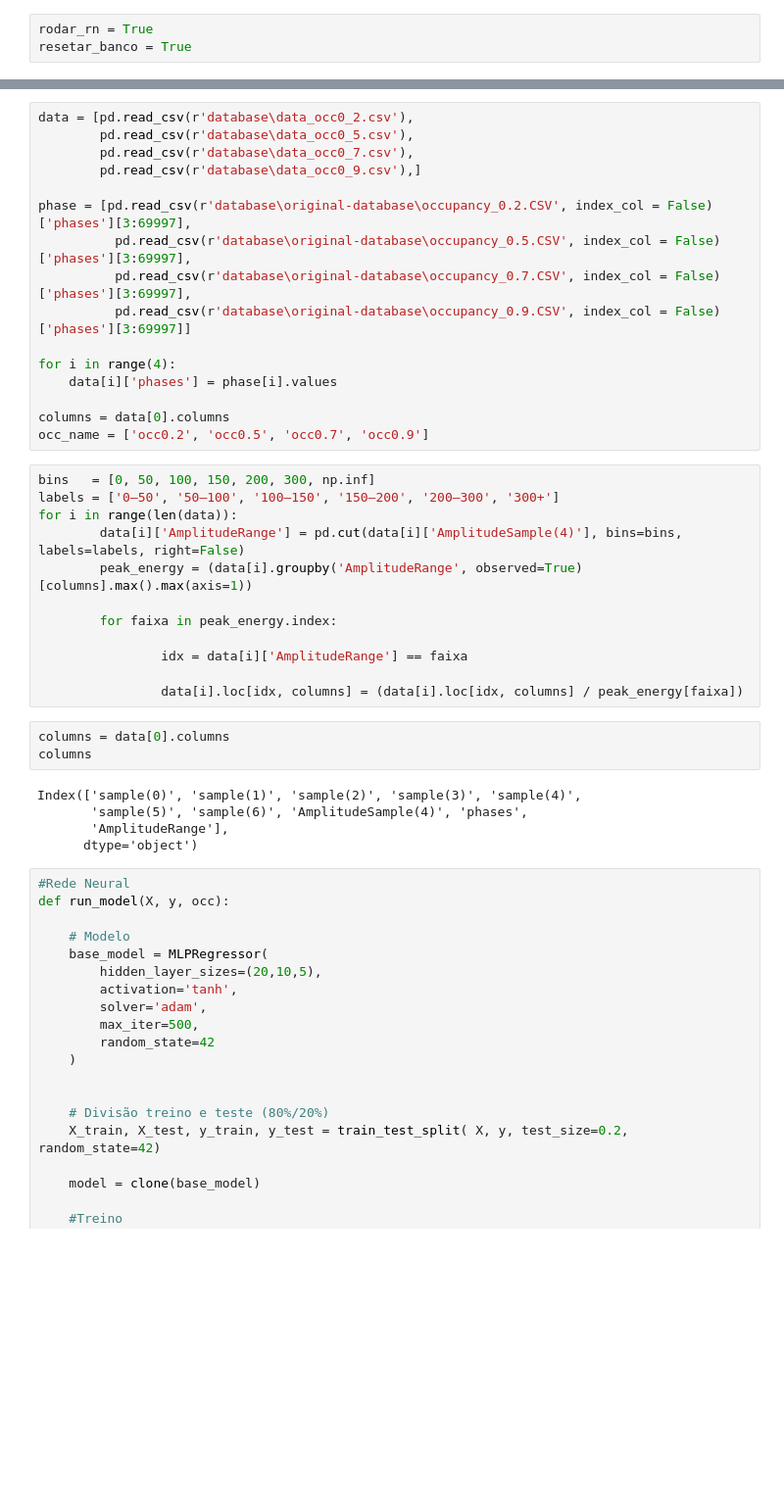
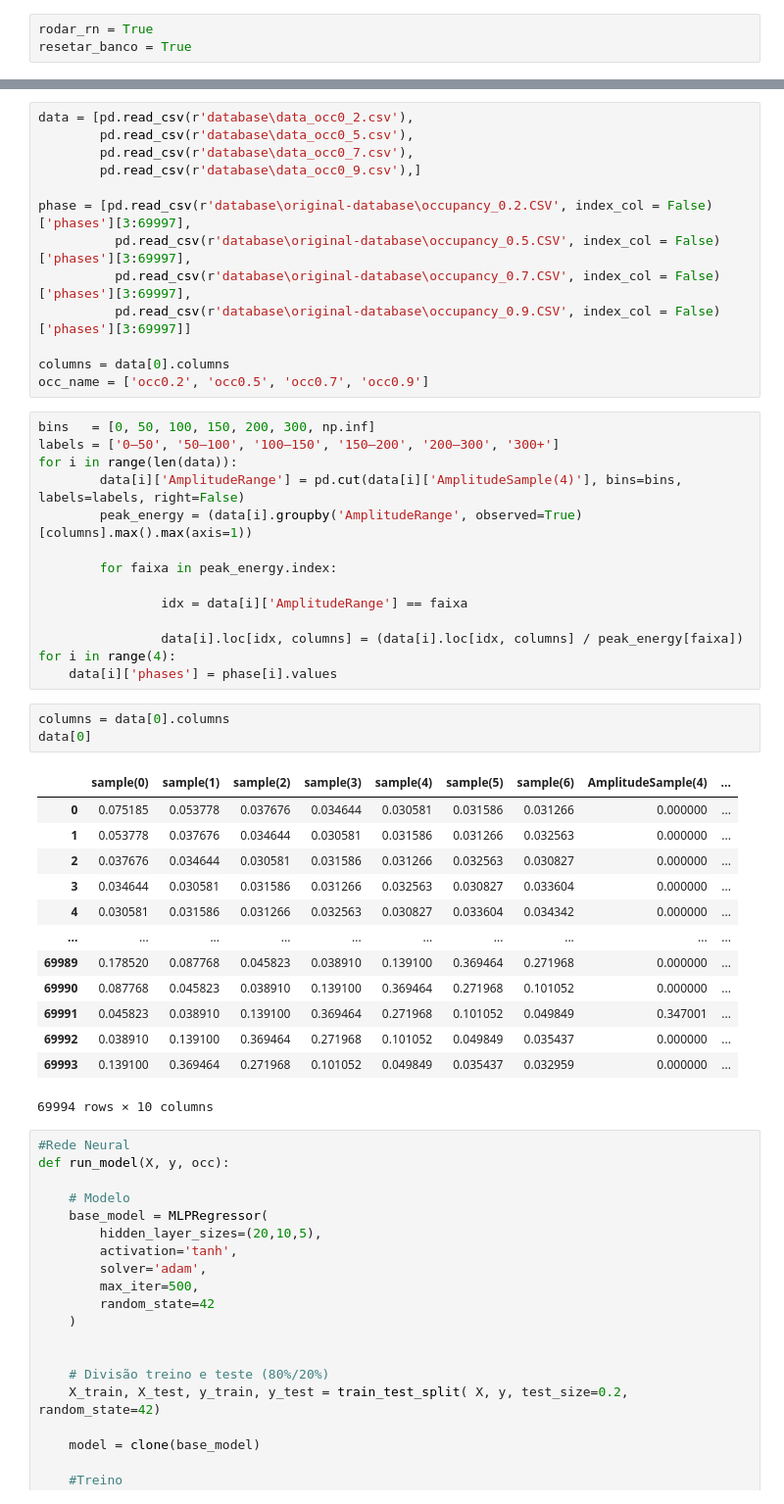
Before and after one commit to Caua-Gomes2005/Nelder-Mead_Rede-Neural, a Jupyter notebook: rn_phases.ipynb, the cells around one changed output, grey strips where cells are left out. Shown at 98% size. Cells and saved outputs as stored; diff of their text form; blank space fills up the shorter version.

```diff
--- a/rn_phases.ipynb
+++ b/rn_phases.ipynb
@@ -56,9 +52,6 @@ phase = [pd.read_csv(r'database\original-database\occupancy_0.2.CSV', index_col
           pd.read_csv(r'database\original-database\occupancy_0.7.CSV', index_col = False)['phases'][3:69997],
           pd.read_csv(r'database\original-database\occupancy_0.9.CSV', index_col = False)['phases'][3:69997]]
 
-for i in range(4):
-    data[i]['phases'] = phase[i].values
-
 columns = data[0].columns
 occ_name = ['occ0.2', 'occ0.5', 'occ0.7', 'occ0.9']
 # %%
@@ -73,14 +66,25 @@ for i in range(len(data)):
                 idx = data[i]['AmplitudeRange'] == faixa
 
                 data[i].loc[idx, columns] = (data[i].loc[idx, columns] / peak_energy[faixa])
+for i in range(4):
+    data[i]['phases'] = phase[i].values
 # %%
 columns = data[0].columns
-columns
+data[0]
 # %% [output]
+|  | sample(0) | sample(1) | sample(2) | sample(3) | sample(4) | sample(5) | sample(6) | AmplitudeSample(4) | ... |
+| 0 | 0.075185 | 0.053778 | 0.037676 | 0.034644 | 0.030581 | 0.031586 | 0.031266 | 0.000000 | ... |
+| 1 | 0.053778 | 0.037676 | 0.034644 | 0.030581 | 0.031586 | 0.031266 | 0.032563 | 0.000000 | ... |
+| 2 | 0.037676 | 0.034644 | 0.030581 | 0.031586 | 0.031266 | 0.032563 | 0.030827 | 0.000000 | ... |
+| 3 | 0.034644 | 0.030581 | 0.031586 | 0.031266 | 0.032563 | 0.030827 | 0.033604 | 0.000000 | ... |
+| 4 | 0.030581 | 0.031586 | 0.031266 | 0.032563 | 0.030827 | 0.033604 | 0.034342 | 0.000000 | ... |
+| ... | ... | ... | ... | ... | ... | ... | ... | ... | ... |
+| 69989 | 0.178520 | 0.087768 | 0.045823 | 0.038910 | 0.139100 | 0.369464 | 0.271968 | 0.000000 | ... |
+| 69990 | 0.087768 | 0.045823 | 0.038910 | 0.139100 | 0.369464 | 0.271968 | 0.101052 | 0.000000 | ... |
+| 69991 | 0.045823 | 0.038910 | 0.139100 | 0.369464 | 0.271968 | 0.101052 | 0.049849 | 0.347001 | ... |
+| 69992 | 0.038910 | 0.139100 | 0.369464 | 0.271968 | 0.101052 | 0.049849 | 0.035437 | 0.000000 | ... |
+| 69993 | 0.139100 | 0.369464 | 0.271968 | 0.101052 | 0.049849 | 0.035437 | 0.032959 | 0.000000 | ... |
-Index(['sample(0)', 'sample(1)', 'sample(2)', 'sample(3)', 'sample(4)',
-       'sample(5)', 'sample(6)', 'AmplitudeSample(4)', 'phases',
-       'AmplitudeRange'],
-      dtype='object')
+69994 rows × 10 columns
 # %%
 #Rede Neural
 def run_model(X, y, occ):
```
Also changed, not shown: parts of 5 cells of this notebook, 5 other files.
